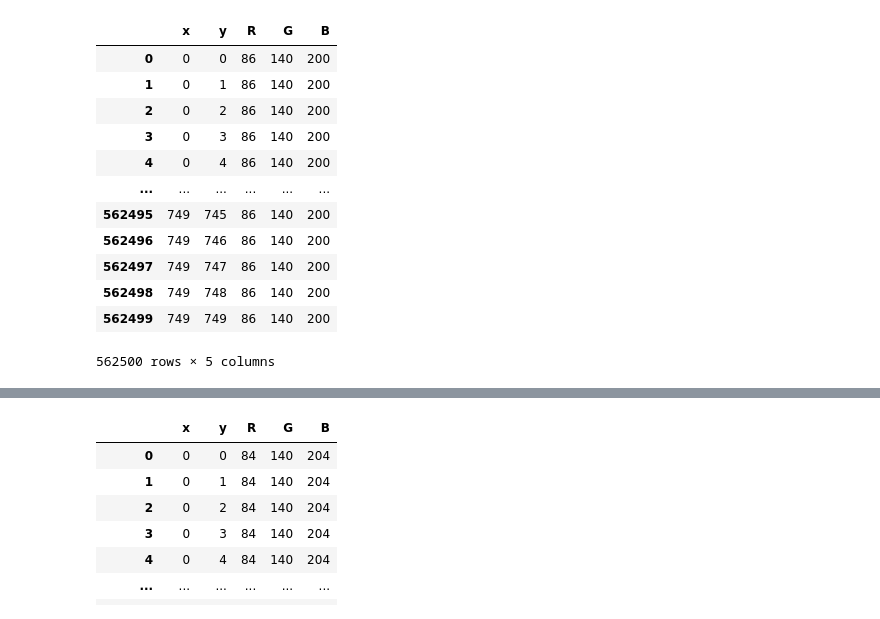
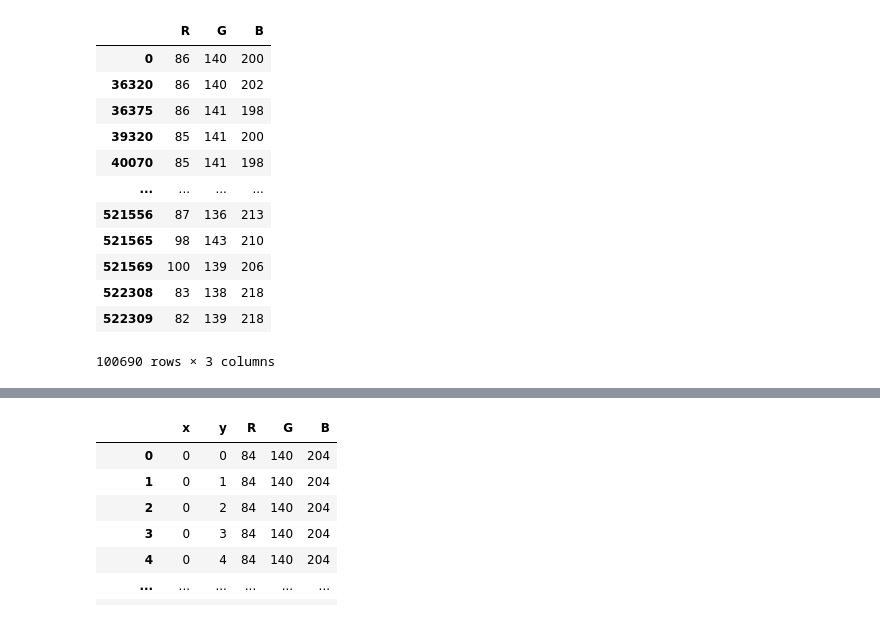
Before and after one commit to clwchanx/STA-160-Final, a Jupyter notebook: Centering+Clustering.ipynb, the cells around one changed output, grey strips where cells are left out. Saved outputs shown, nothing was run; the diff lists cells and outputs as text; code cells hidden in the pictures.

```diff
--- a/Centering+Clustering.ipynb
+++ b/Centering+Clustering.ipynb
@@ -32,21 +32,21 @@ def get_data(Im):
     return pd.DataFrame(df)
 # %%
 df = get_data('BLUE.jpeg')
-df
+df.iloc[:,2:].drop_duplicates()
 # %% [output]
-|  | x | y | R | G | B |
-| 0 | 0 | 0 | 86 | 140 | 200 |
-| 1 | 0 | 1 | 86 | 140 | 200 |
-| 2 | 0 | 2 | 86 | 140 | 200 |
-| 3 | 0 | 3 | 86 | 140 | 200 |
-| 4 | 0 | 4 | 86 | 140 | 200 |
-| ... | ... | ... | ... | ... | ... |
-| 562495 | 749 | 745 | 86 | 140 | 200 |
-| 562496 | 749 | 746 | 86 | 140 | 200 |
-| 562497 | 749 | 747 | 86 | 140 | 200 |
-| 562498 | 749 | 748 | 86 | 140 | 200 |
-| 562499 | 749 | 749 | 86 | 140 | 200 |
+|  | R | G | B |
+| 0 | 86 | 140 | 200 |
+| 36320 | 86 | 140 | 202 |
+| 36375 | 86 | 141 | 198 |
+| 39320 | 85 | 141 | 200 |
+| 40070 | 85 | 141 | 198 |
+| ... | ... | ... | ... |
+| 521556 | 87 | 136 | 213 |
+| 521565 | 98 | 143 | 210 |
+| 521569 | 100 | 139 | 206 |
+| 522308 | 83 | 138 | 218 |
+| 522309 | 82 | 139 | 218 |
-562500 rows × 5 columns
+100690 rows × 3 columns
 # %%
 center = sorted(list(range(4,256,8))*8)
 center
```
Also changed, not shown: parts of 21 cells of this notebook.
